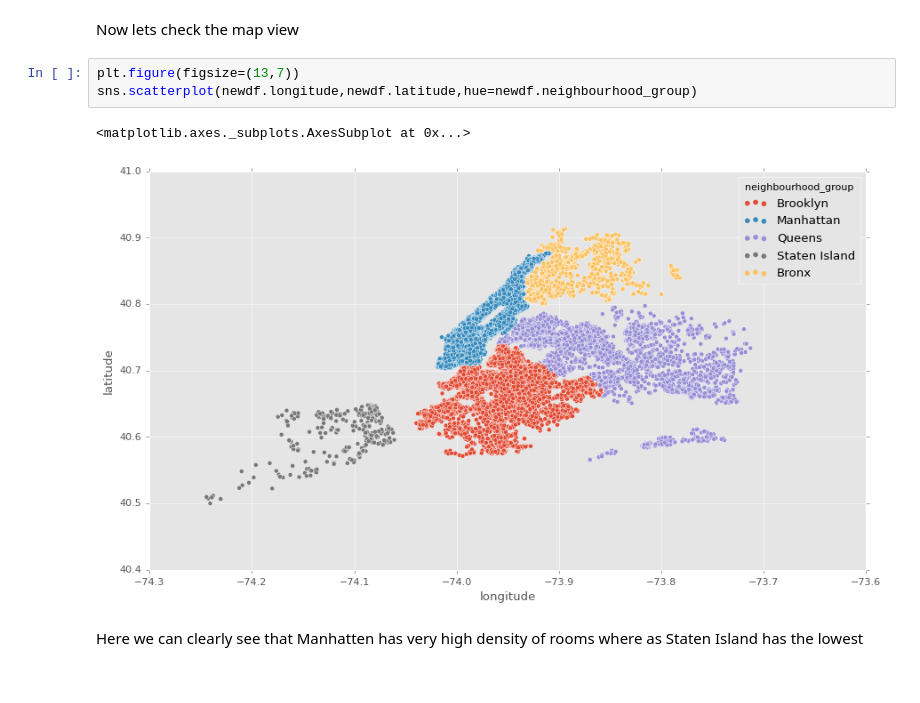
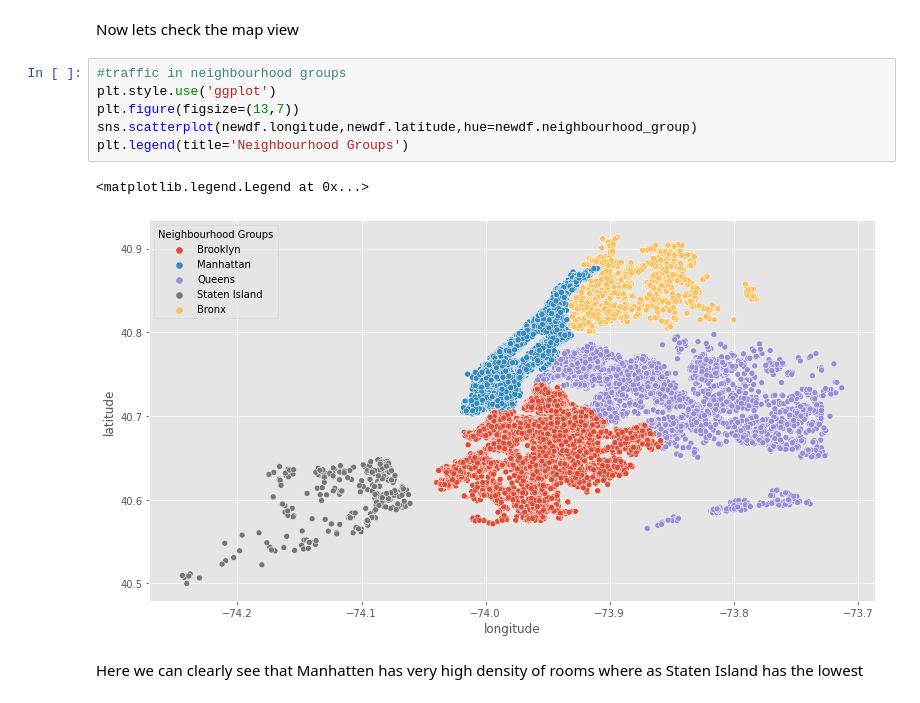
Before and after one commit to aaravpanchal/Ted-Talk-Views-Prediction-, a Jupyter notebook: EDA_AIRBNB_NYC_2019.ipynb, the cells around one changed output. Cells and saved outputs as stored; diff of their text form.

```diff
--- a/EDA_AIRBNB_NYC_2019.ipynb
+++ b/EDA_AIRBNB_NYC_2019.ipynb
@@ -200,11 +214,14 @@ Here we can see, 75% of rooms are priced less than 110 Dollors.
 # %% [markdown]
 Now lets check the map view
 # %%
+#traffic in neighbourhood groups
+plt.style.use('ggplot')
 plt.figure(figsize=(13,7))
 sns.scatterplot(newdf.longitude,newdf.latitude,hue=newdf.neighbourhood_group)
+plt.legend(title='Neighbourhood Groups')
 # %% [output]
-<matplotlib.axes._subplots.AxesSubplot at 0x...>
+<matplotlib.legend.Legend at 0x...>
-[figure, old version]
+[figure, new version]
 # %% [markdown]
 Here we can clearly see that Manhatten has very high density of rooms where as Staten Island has the lowest
 # %% [markdown]
```
Also changed, not shown: parts of 19 cells of this notebook.
